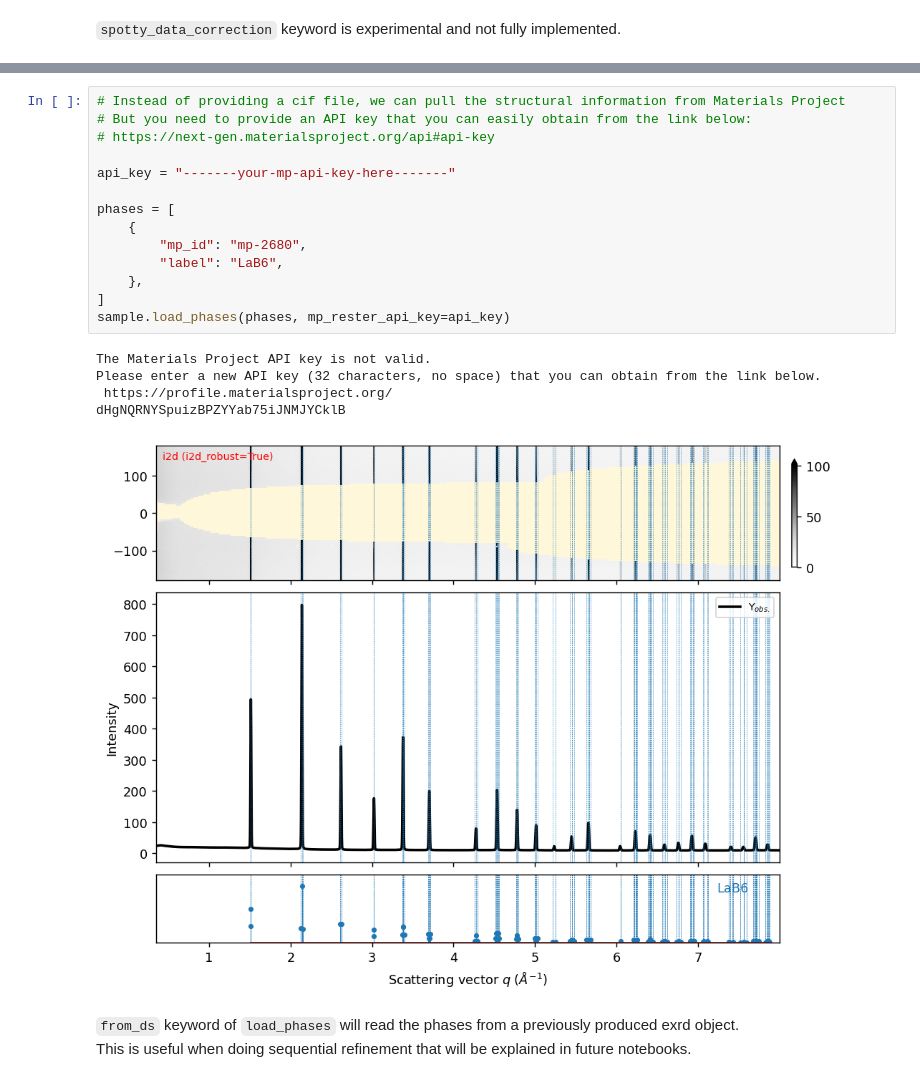
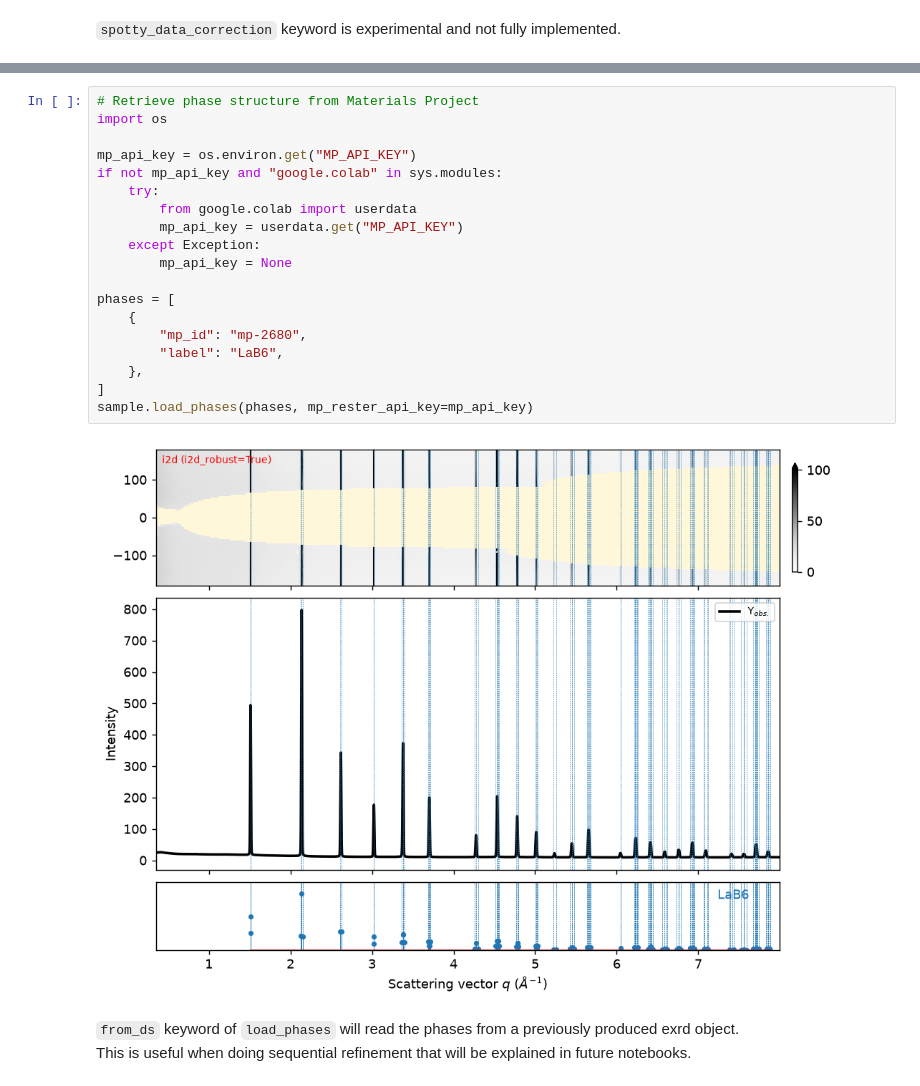
Before and after one commit to MehmetTopsakal/easyXRD_examples, a Jupyter notebook: 03_advanced-part-1.ipynb, the cells around one changed output, grey strips where cells are left out. Saved outputs shown, nothing was run; the diff lists cells and outputs as text.

```diff
--- a/03_advanced-part-1.ipynb
+++ b/03_advanced-part-1.ipynb
@@ -636,23 +659,24 @@ sample.load_phases(phases)
-# %%
-# Instead of providing a cif file, we can pull the structural information from Materials Project
-# But you need to provide an API key that you can easily obtain from the link below:
-# https://next-gen.materialsproject.org/api#api-key
-
-api_key = "-------your-mp-api-key-here-------"
-
-phases = [
-    {
-        "mp_id": "mp-2680",
-        "label": "LaB6",
-    },
-]
-sample.load_phases(phases, mp_rester_api_key=api_key)
-# %% [output]
-The Materials Project API key is not valid.
-Please enter a new API key (32 characters, no space) that you can obtain from the link below.
- https://profile.materialsproject.org/
-dHgNQRNYSpuizBPZYYab75iJNMJYCklB
-[figure, removed]
+# %%
+# Retrieve phase structure from Materials Project
+import os
+
+mp_api_key = os.environ.get("MP_API_KEY")
+if not mp_api_key and "google.colab" in sys.modules:
+    try:
+        from google.colab import userdata
+        mp_api_key = userdata.get("MP_API_KEY")
+    except Exception:
+        mp_api_key = None
+
+phases = [
+    {
+        "mp_id": "mp-2680",
+        "label": "LaB6",
+    },
+]
+sample.load_phases(phases, mp_rester_api_key=mp_api_key)
+# %% [output]
+[figure, added]
 # %% [markdown]
 `from_ds` keyword of `load_phases` will read the phases from a previously produced exrd object.\
 This is useful when doing sequential refinement that will be explained in future notebooks.
```
Also changed, not shown: parts of 44 cells of this notebook, 9 other files.
